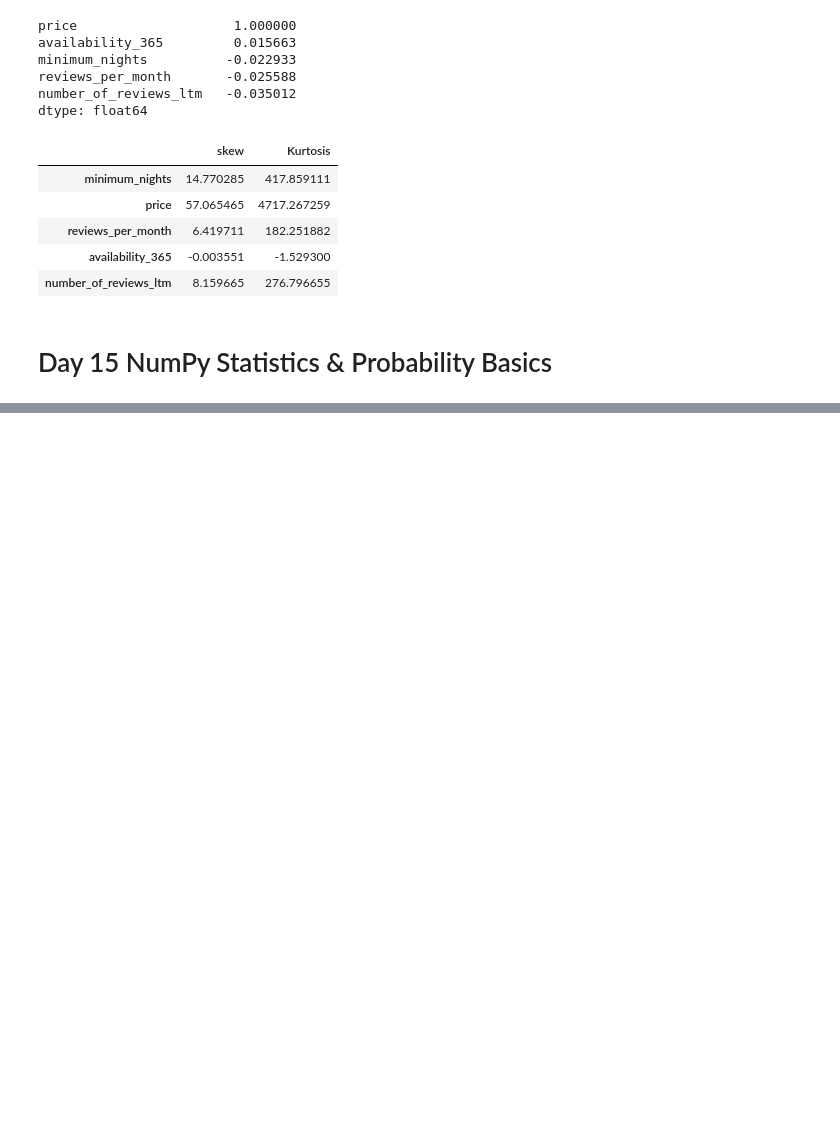
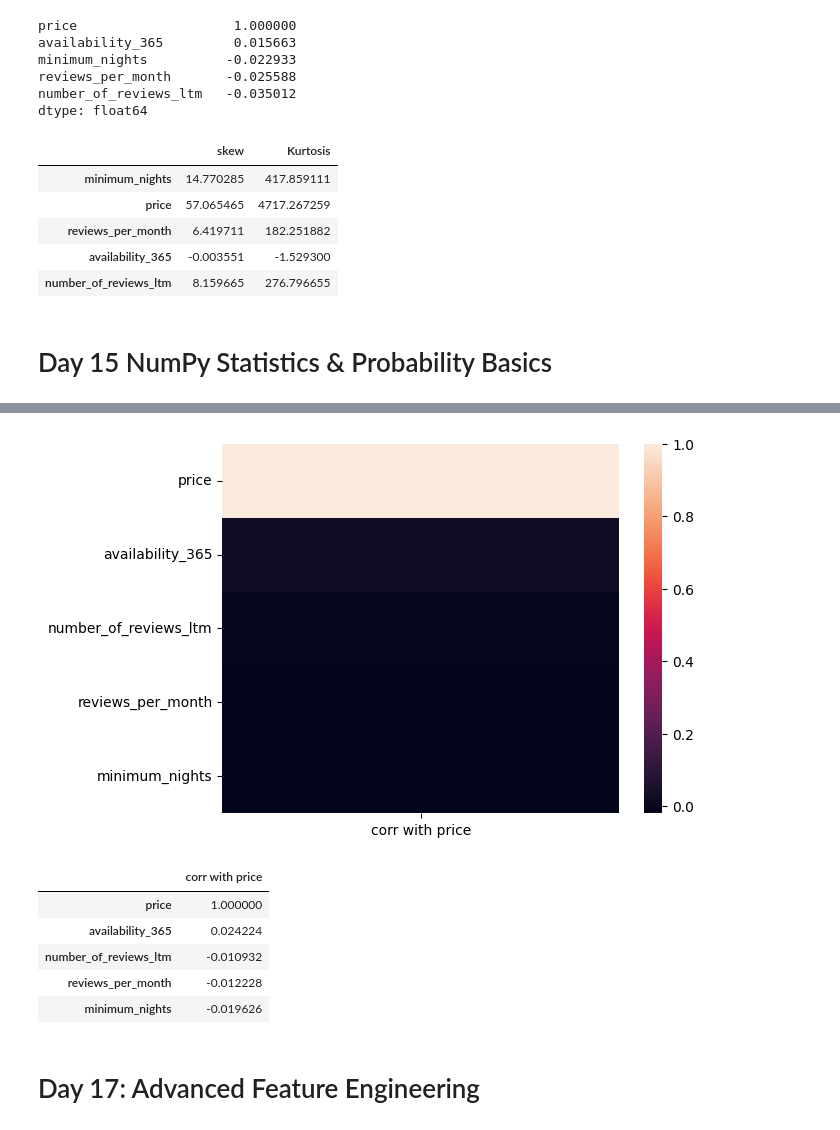
Before and after one commit to Rashmisharma0101/Python-Basics, a Jupyter notebook: Python-practice1month-24oct.ipynb, the cells around one changed output, grey strips where cells are left out. Cells and saved outputs as stored; diff of their text form; code cells hidden in the pictures; blank space fills up the shorter version.

```diff
--- a/Python-practice1month-24oct.ipynb
+++ b/Python-practice1month-24oct.ipynb
@@ -1479,0 +1724,13 @@ stats_df'''
+# %%
+# Use pd.get_dummies() for one-hot encoding and LabelEncoder for label encoding.
+cat = ['neighbourhood_group', 'neighbourhood', 'room_type']
+df = df.dropna()
+one_hot = pd.get_dummies(df[cat], dtype = int)
+one_hot
+
+from sklearn.preprocessing import LabelEncoder
+df = pd.read_csv(r'C:\Users\rasha\OneDrive\Desktop\Job 2026\ML PROJECTS\AirBNB Price prediction\AB_US_2023.csv')
+df = df.dropna()
+label = LabelEncoder()
+df['neighbourhood_group'] = label.fit_transform(df['neighbourhood_group'])
+df['neighbourhood_group']  # loop through multiple columns
@@ -1479,0 +1750,8 @@ stats_df'''
+# %%
+# Bin continuous values (like price) into ranges using pd.cut() or pd.qcut().
+bins = [0,100,200,300,1000]
+labels = ['low', 'Medium', 'High', 'Very High']
+
+df['price_bin'] = pd.cut(df['price'], bins = bins, labels = labels, include_lowest = True)
+
+df['price_bin']
@@ -1479,0 +1772,5 @@ stats_df'''
+# %%
+# Create a new column, e.g., price_per_review = price / (reviews_per_month + 1)
+
+df['price_per_review'] = df['price'] / df['reviews_per_month'] + 1
+df['price_per_review']
@@ -1479,0 +1790,23 @@ stats_df'''
+# %%
+# Find highly correlated features with the target variable (price), visualize with heatmap, and drop redundant ones
+
+corr = df[num].corrwith(df['price']).sort_values(ascending = False)
+corr
+#corr_df = corr.to_frame(name  = 'corr with price')
+corr_df = pd.DataFrame(corr, columns=['corr with price'])
+import seaborn as sns
+import matplotlib.pyplot as plt
+
+sns.heatmap(corr_df)
+plt.show()
+corr_df
+# %% [output]
+[figure, added]
+|  | corr with price |
+| price | 1.000000 |
+| availability_365 | 0.024224 |
+| number_of_reviews_ltm | -0.010932 |
+| reviews_per_month | -0.012228 |
+| minimum_nights | -0.019626 |
+# %% [markdown]
+# Day 17: Advanced Feature Engineering
```
Also changed, not shown: parts of 19 cells of this notebook.
